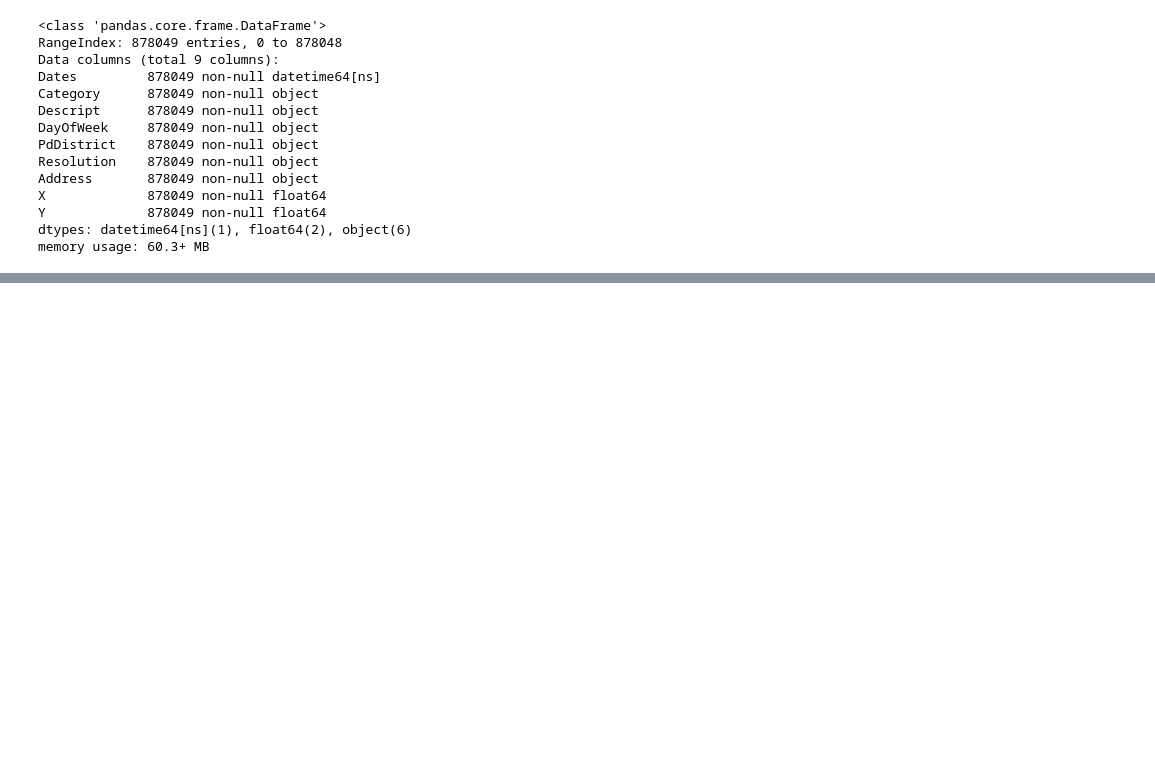
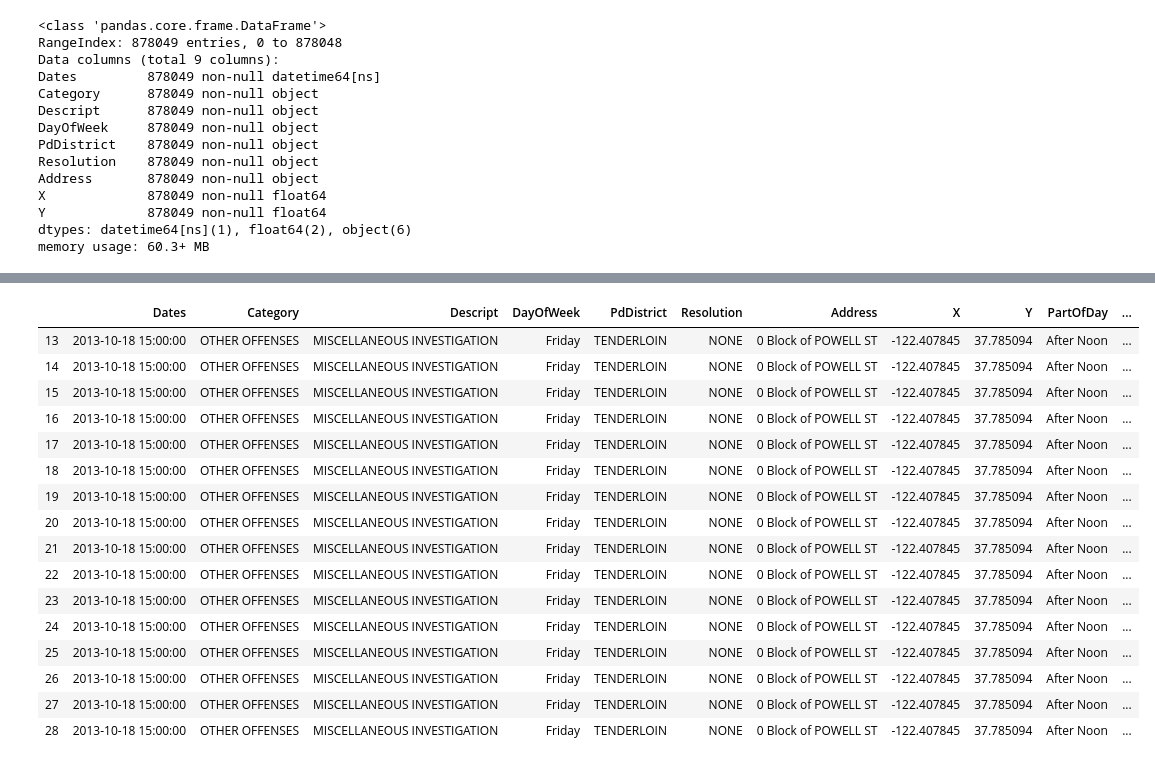
Before and after one commit to Frustrado/Crime-Classification, a Jupyter notebook: SF_crimes_analysis.ipynb, the cells around one changed output, grey strips where cells are left out. Drawn from its saved outputs; the diff is of its cells as text; code cells hidden in the pictures; blank space fills up the shorter version.

```diff
--- a/SF_crimes_analysis.ipynb
+++ b/SF_crimes_analysis.ipynb
@@ -214,0 +284,20 @@ train_df.head()
+# %%
+multiplearrest[multiplearrest[0]==16]
+# %% [output]
+|  | Dates | Category | Descript | DayOfWeek | PdDistrict | Resolution | Address | X | Y | PartOfDay | ... |
+| 13 | 2013-10-18 15:00:00 | OTHER OFFENSES | MISCELLANEOUS INVESTIGATION | Friday | TENDERLOIN | NONE | 0 Block of POWELL ST | -122.407845 | 37.785094 | After Noon | ... |
+| 14 | 2013-10-18 15:00:00 | OTHER OFFENSES | MISCELLANEOUS INVESTIGATION | Friday | TENDERLOIN | NONE | 0 Block of POWELL ST | -122.407845 | 37.785094 | After Noon | ... |
+| 15 | 2013-10-18 15:00:00 | OTHER OFFENSES | MISCELLANEOUS INVESTIGATION | Friday | TENDERLOIN | NONE | 0 Block of POWELL ST | -122.407845 | 37.785094 | After Noon | ... |
+| 16 | 2013-10-18 15:00:00 | OTHER OFFENSES | MISCELLANEOUS INVESTIGATION | Friday | TENDERLOIN | NONE | 0 Block of POWELL ST | -122.407845 | 37.785094 | After Noon | ... |
+| 17 | 2013-10-18 15:00:00 | OTHER OFFENSES | MISCELLANEOUS INVESTIGATION | Friday | TENDERLOIN | NONE | 0 Block of POWELL ST | -122.407845 | 37.785094 | After Noon | ... |
+| 18 | 2013-10-18 15:00:00 | OTHER OFFENSES | MISCELLANEOUS INVESTIGATION | Friday | TENDERLOIN | NONE | 0 Block of POWELL ST | -122.407845 | 37.785094 | After Noon | ... |
+| 19 | 2013-10-18 15:00:00 | OTHER OFFENSES | MISCELLANEOUS INVESTIGATION | Friday | TENDERLOIN | NONE | 0 Block of POWELL ST | -122.407845 | 37.785094 | After Noon | ... |
+| 20 | 2013-10-18 15:00:00 | OTHER OFFENSES | MISCELLANEOUS INVESTIGATION | Friday | TENDERLOIN | NONE | 0 Block of POWELL ST | -122.407845 | 37.785094 | After Noon | ... |
+| 21 | 2013-10-18 15:00:00 | OTHER OFFENSES | MISCELLANEOUS INVESTIGATION | Friday | TENDERLOIN | NONE | 0 Block of POWELL ST | -122.407845 | 37.785094 | After Noon | ... |
+| 22 | 2013-10-18 15:00:00 | OTHER OFFENSES | MISCELLANEOUS INVESTIGATION | Friday | TENDERLOIN | NONE | 0 Block of POWELL ST | -122.407845 | 37.785094 | After Noon | ... |
+| 23 | 2013-10-18 15:00:00 | OTHER OFFENSES | MISCELLANEOUS INVESTIGATION | Friday | TENDERLOIN | NONE | 0 Block of POWELL ST | -122.407845 | 37.785094 | After Noon | ... |
+| 24 | 2013-10-18 15:00:00 | OTHER OFFENSES | MISCELLANEOUS INVESTIGATION | Friday | TENDERLOIN | NONE | 0 Block of POWELL ST | -122.407845 | 37.785094 | After Noon | ... |
+| 25 | 2013-10-18 15:00:00 | OTHER OFFENSES | MISCELLANEOUS INVESTIGATION | Friday | TENDERLOIN | NONE | 0 Block of POWELL ST | -122.407845 | 37.785094 | After Noon | ... |
+| 26 | 2013-10-18 15:00:00 | OTHER OFFENSES | MISCELLANEOUS INVESTIGATION | Friday | TENDERLOIN | NONE | 0 Block of POWELL ST | -122.407845 | 37.785094 | After Noon | ... |
+| 27 | 2013-10-18 15:00:00 | OTHER OFFENSES | MISCELLANEOUS INVESTIGATION | Friday | TENDERLOIN | NONE | 0 Block of POWELL ST | -122.407845 | 37.785094 | After Noon | ... |
+| 28 | 2013-10-18 15:00:00 | OTHER OFFENSES | MISCELLANEOUS INVESTIGATION | Friday | TENDERLOIN | NONE | 0 Block of POWELL ST | -122.407845 | 37.785094 | After Noon | ... |
```
Also changed, not shown: parts of 14 cells of this notebook.
